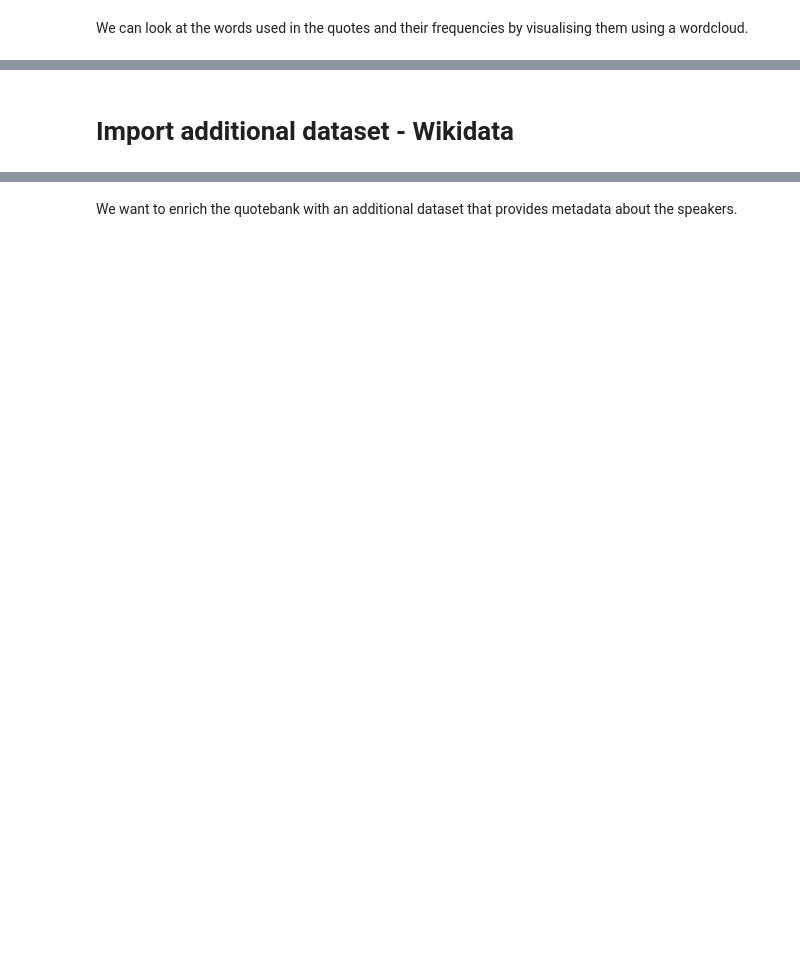
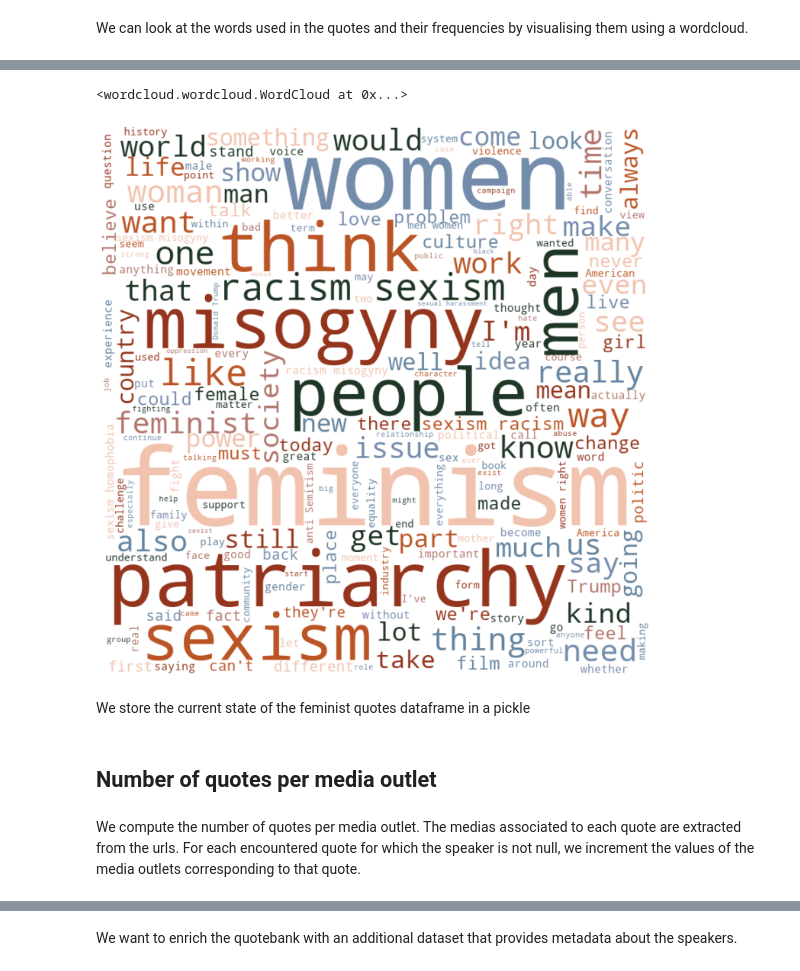
Before and after one commit to epfl-ada/ada-2021-project-wow, a Jupyter notebook: ADA_project.ipynb, the cells around one changed output, grey strips where cells are left out. Drawn from its saved outputs; the diff is of its cells as text; code cells hidden in the pictures; blank space fills up the shorter version.

```diff
--- a/ADA_project.ipynb
+++ b/ADA_project.ipynb
@@ -122,3 +243,10 @@ feminism_df.head()
 | 2 | 2020-03-05-028330 | I think that today in the former ... | 2020-03-05 13:19:34 | Dinara Saduakassova | [Q18388576] | 1 | [http://cms.trust.org/item/202003... |
 | 3 | 2020-03-16-048736 | She faces sexism and gross behavi... | 2020-03-16 18:30:00 | Sarah J. Maas | [Q20640708] | 1 | [http://www.telegraph.co.uk/women... |
 | 4 | 2020-01-29-033647 | I had a simple notion of a regula... | 2020-01-29 01:55:49 | Abhishek Chaubey | [Q4667464] | 1 | [https://indianexpress.com/articl... |
+# %%
+# url pattern
+regex = '^(?:https?:\/\/)?(?:[^@\/\n]+@)?(?:www\.)?([^:\/?\n]+)'
+#add column with medias that have mentioned a given quote
+#transform the list into a set and then a list again in order to remove the duplicates
+#(e.g. if a quote is present on the same website but on different pages)
+feminism_df['medias'] = feminism_df.urls.apply(lambda urls : list(set([re.search(regex, url).group(1) for url in urls])))
@@ -199,2 +261,36 @@ def create_media_rankings():
-# %% [markdown]
-# Import additional dataset - Wikidata
+# %%
+color_palette = {'mandys-pink' : '#f1c3af',
+                 'celtic' : '#1f3626',
+                 'desert' : '#bb5424',
+                 'bermuda-gray' : '#748cab',
+                 'prairie-sand' : '#94341c',
+                 'coral-tree' : '#b1756b',
+                 'hoki' : '#64849f'}
+
+def color_func(*args, **kwargs):
+    return random.choice(list(color_palette.values()))
+# %%
+#join all quotations
+joined_quotations_text = ' '.join(feminism_df["quotation"])
+
+#define set of stopwords like the, than, of, etc.
+stop_words = set(stopwords.words('english'))
+
+#create wordcloud
+wordcloud = WordCloud(width = 800, height = 800,
+            background_color ='white',
+            stopwords = stop_words,
+            min_font_size = 10).generate(joined_quotations_text)
+
+# plot the WordCloud image
+plt.figure(figsize = (10, 10), facecolor = None)
+plt.imshow(wordcloud.recolor(color_func=color_func, random_state=3),
+           interpolation="bilinear")
+plt.axis("off")
+plt.tight_layout(pad = 0)
+wordcloud.to_file("/content/drive/MyDrive/ADA/Saved data/wordcloud.png")
+# %% [output]
+<wordcloud.wordcloud.WordCloud at 0x...>
+[figure, added]
+# %% [markdown]
+We store the current state of the feminist quotes dataframe in a pickle
@@ -200,0 +300,4 @@ def create_media_rankings():
+# %% [markdown]
+## Number of quotes per media outlet
+# %% [markdown]
+We compute the number of quotes per media outlet. The medias associated to each quote are extracted from the urls. For each encountered quote for which the speaker is not null, we increment the values of the media outlets corresponding to that quote.
```
Also changed, not shown: parts of 221 cells of this notebook.
